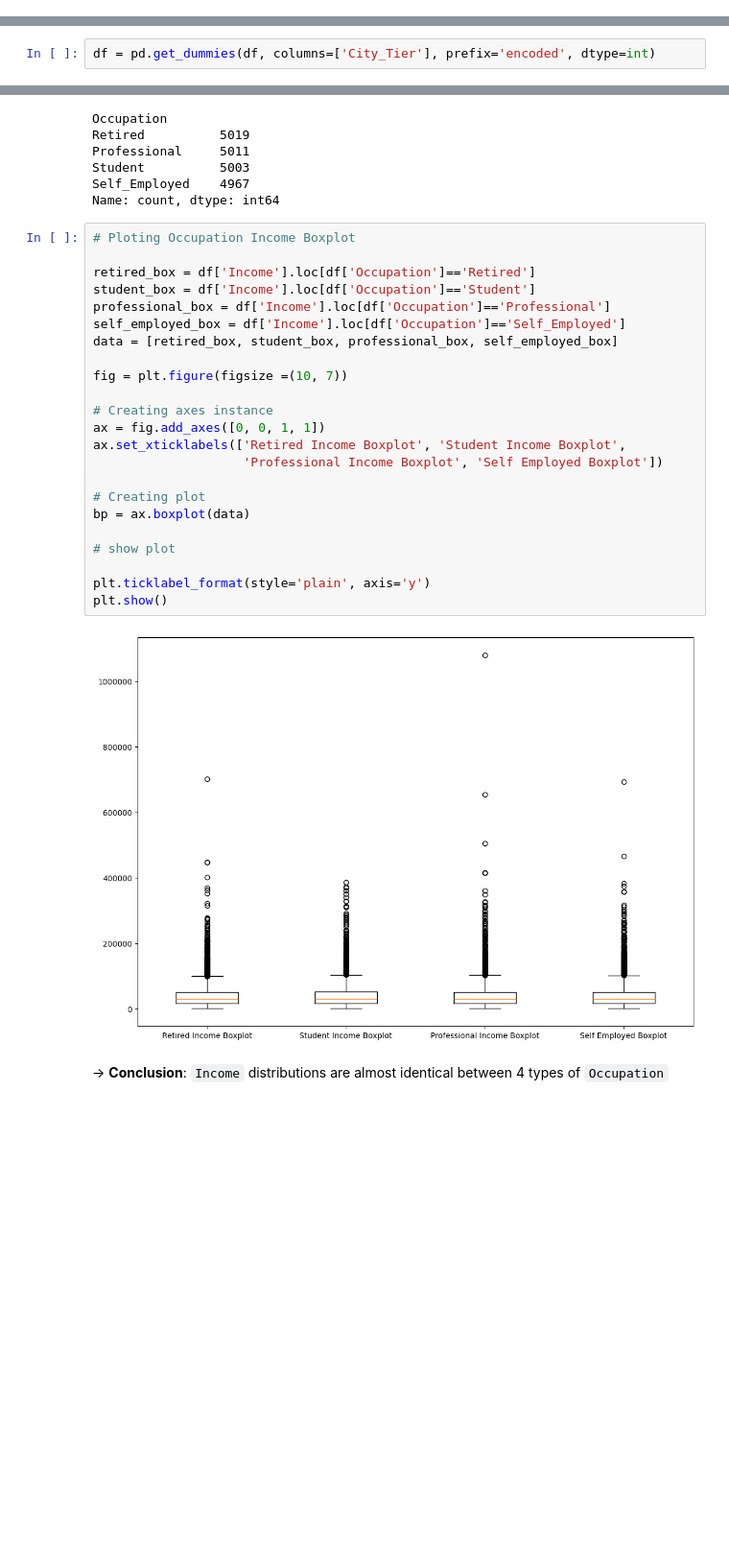
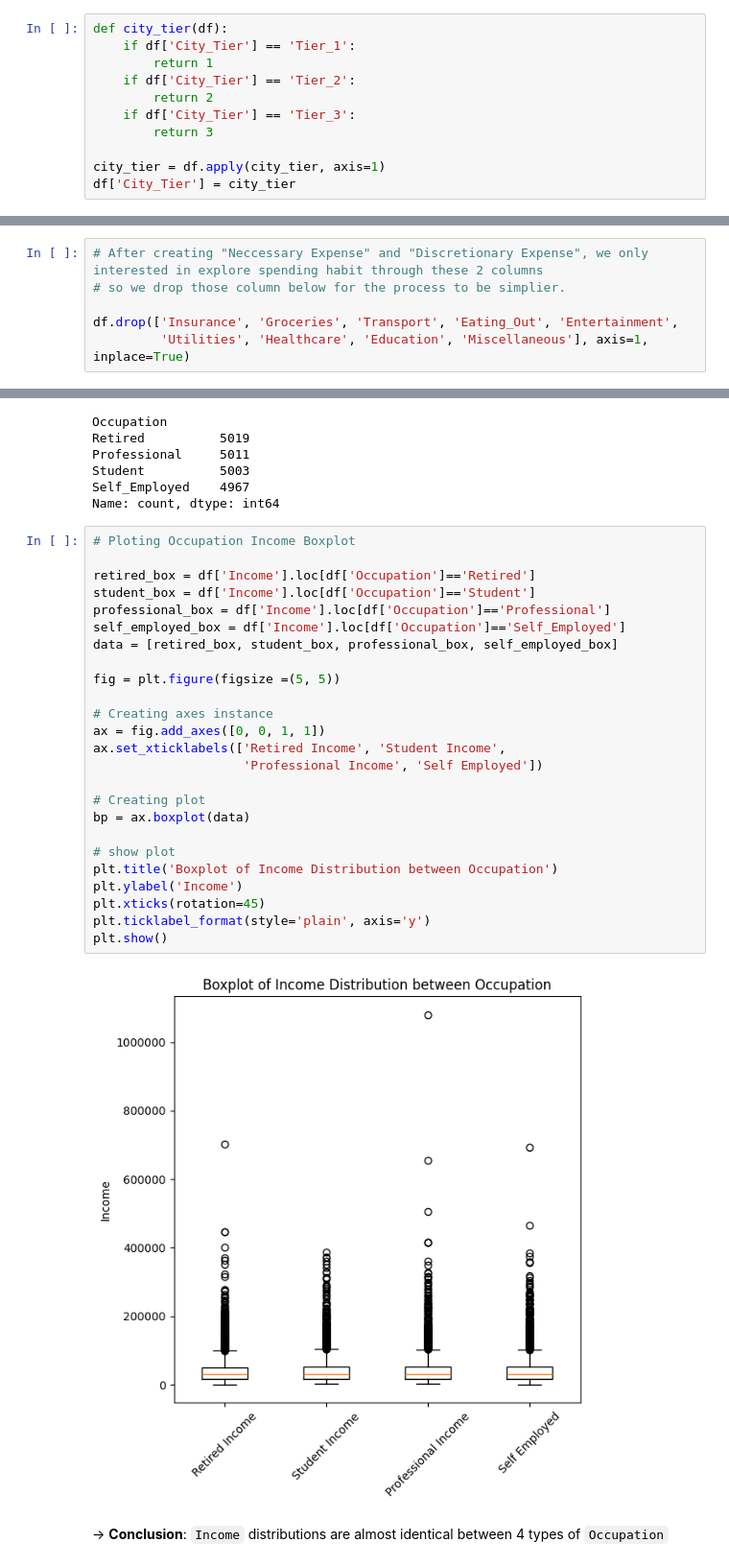
Before and after one commit to QuanLe-Chau/MAI391_Financial-Wellness-Prediction-Model, a Jupyter notebook: project.ipynb, the cells around one changed output, grey strips where cells are left out. Shown at 96% size. Drawn from its saved outputs; the diff is of its cells as text; blank space fills up the shorter version.

```diff
--- a/project.ipynb
+++ b/project.ipynb
@@ -265,4 +273,15 @@ plt.title("Age Group Distribution")
 # %% [output]
 Text(0.5, 1.0, 'Age Group Distribution')
 [figure]
+# %%
+def city_tier(df):
+    if df['City_Tier'] == 'Tier_1':
+        return 1
+    if df['City_Tier'] == 'Tier_2':
+        return 2
+    if df['City_Tier'] == 'Tier_3':
+        return 3
+
+city_tier = df.apply(city_tier, axis=1)
+df['City_Tier'] = city_tier
 # %% [markdown]
@@ -340,8 +359,12 @@ Fin_Health
 2     6657
 0      112
 Name: count, dtype: int64
-# %%
-df = pd.get_dummies(df, columns=['City_Tier'], prefix='encoded', dtype=int)
+# %%
+# After creating "Neccessary Expense" and "Discretionary Expense", we only interested in explore spending habit through these 2 columns
+# so we drop those column below for the process to be simplier.
+
+df.drop(['Insurance', 'Groceries', 'Transport', 'Eating_Out', 'Entertainment',
+         'Utilities', 'Healthcare', 'Education', 'Miscellaneous'], axis=1, inplace=True)
 # %%
 df.head()
 # %% [output]
@@ -421,28 +449,30 @@ Name: count, dtype: int64
 # %%
 # Ploting Occupation Income Boxplot
 
 retired_box = df['Income'].loc[df['Occupation']=='Retired']
 student_box = df['Income'].loc[df['Occupation']=='Student']
 professional_box = df['Income'].loc[df['Occupation']=='Professional']
 self_employed_box = df['Income'].loc[df['Occupation']=='Self_Employed']
 data = [retired_box, student_box, professional_box, self_employed_box]
 
-fig = plt.figure(figsize =(10, 7))
+fig = plt.figure(figsize =(5, 5))
 
 # Creating axes instance
 ax = fig.add_axes([0, 0, 1, 1])
-ax.set_xticklabels(['Retired Income Boxplot', 'Student Income Boxplot',
-                    'Professional Income Boxplot', 'Self Employed Boxplot'])
+ax.set_xticklabels(['Retired Income', 'Student Income',
+                    'Professional Income', 'Self Employed'])
 
 # Creating plot
 bp = ax.boxplot(data)
 
 # show plot
-
+plt.title('Boxplot of Income Distribution between Occupation')
+plt.ylabel('Income')
+plt.xticks(rotation=45)
 plt.ticklabel_format(style='plain', axis='y')
 plt.show()
 # %% [output]
-[figure, old version]
+[figure, new version]
 # %% [markdown]
 &rarr; **Conclusion**: `Income` distributions are almost identical between 4 types of `Occupation`
 # %% [markdown]
```
Also changed, not shown: parts of 42 cells of this notebook.
